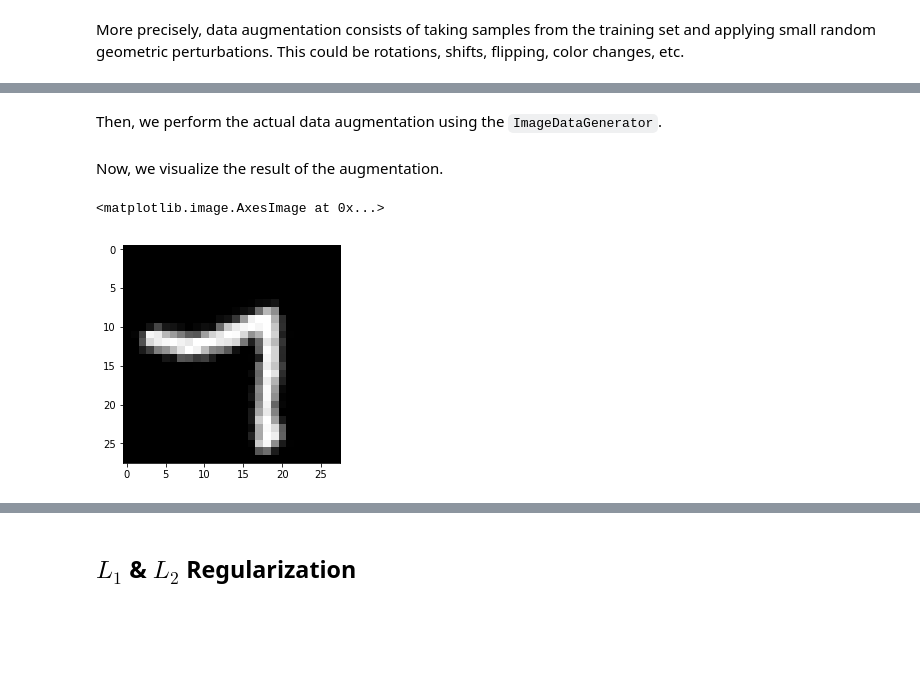
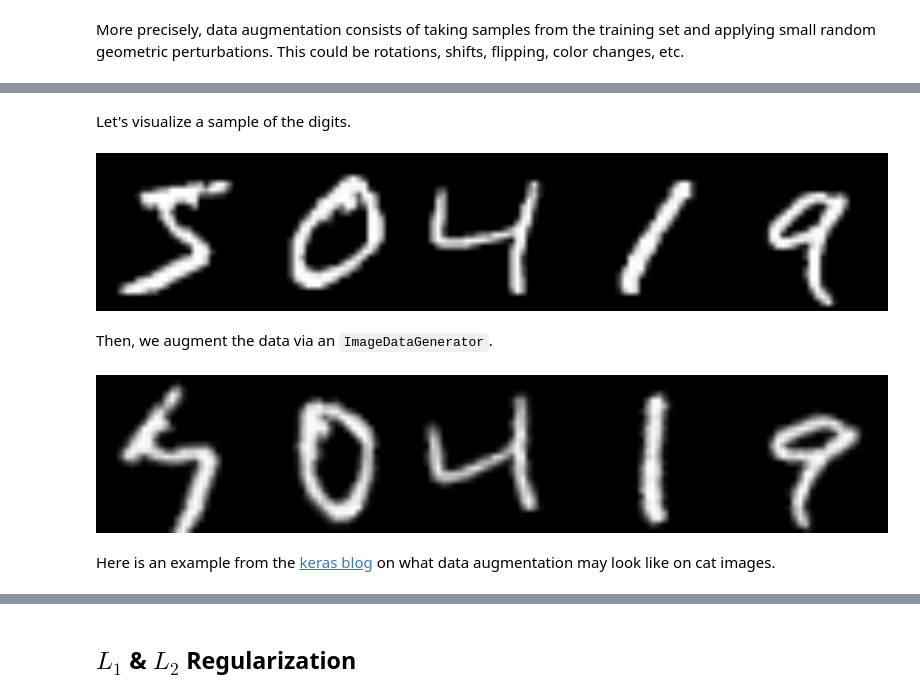
Before and after one commit to Christian-Hirsch/Tosta-Material, a Jupyter notebook: notebooks/reg.ipynb, the cells around one changed output, grey strips where cells are left out. Cells and saved outputs as stored; diff of their text form; code cells hidden in the pictures; blank space fills up the shorter version.

```diff
--- a/notebooks/reg.ipynb
+++ b/notebooks/reg.ipynb
@@ -25,2 +40,12 @@ Using TensorFlow backend.
+# %% [markdown]
+Let's visualize a sample of the digits.
+# %%
+ndigits <- 5
+par(mfrow=c(1, ndigits))
+par(mar = rep(0, ndigits - 1))
+for(i in 1:ndigits)
+    plot(as.raster(X_train[i,,] / 255))
+# %% [output]
+[figure, added]
 # %% [markdown]
-Then, we perform the actual data augmentation using the ``ImageDataGenerator``.
+Then, we augment the data via an ``ImageDataGenerator``.
@@ -31,11 +52,15 @@ datagen = ImageDataGenerator(rotation_range=45)
-# %% [markdown]
-Now, we visualize the result of the augmentation.
-# %%
-from matplotlib import pyplot
-%matplotlib inline
-
-pyplot.imshow(datagen.flow(X_train, y_train,
-                          seed=42).next()[0][0,:,:,0], cmap=pyplot.get_cmap('gray'))
-# %% [output]
-<matplotlib.image.AxesImage at 0x...>
-[figure, removed]
+# %%
+datagen = image_data_generator(rotation_range=45)
+flow <- datagen$flow(array_reshape(X_train[1:5,,], c(ndigits, 28, 28, 1)),
+                     shuffle = F)
+augm <- reticulate::iter_next(flow)
+
+par(mfrow=c(1, ndigits))
+par(mar = rep(0, ndigits - 1))
+for(i in 1:ndigits)
+    plot(as.raster(augm[i,,,]/255))
+# %% [output]
+[figure, added]
+# %% [markdown]
+Here is an example from the [keras blog](https://blog.keras.io/building-powerful-image-classification-models-using-very-little-data.html)
+on what data augmentation may look like on cat images.
```
Also changed, not shown: parts of 49 cells of this notebook, 19 other files.
